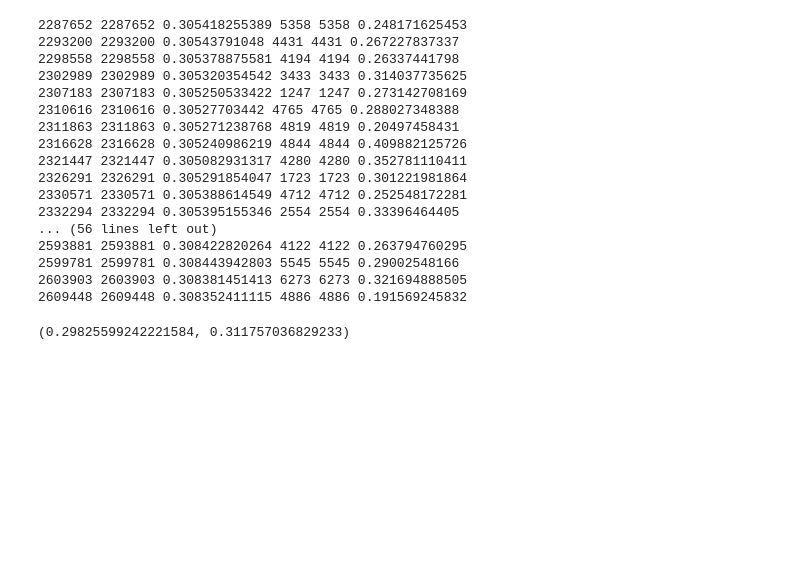
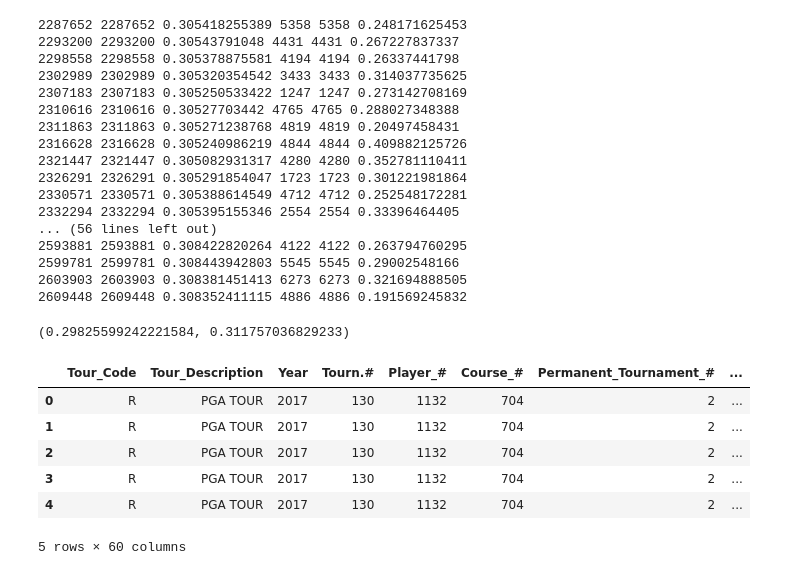
Before and after one commit to adamwlev/StrokesGained2, a Jupyter notebook: Exploration/Untitled10.ipynb, the cells around one changed output. Cells and saved outputs as stored; diff of their text form; code cells hidden in the pictures; blank space fills up the shorter version.

```diff
--- a/Exploration/Untitled10.ipynb
+++ b/Exploration/Untitled10.ipynb
@@ -341,0 +435,10 @@ mean, stderr = np.mean(results3), np.std(results3)/len(trains)**.5
+# %%
+data.head()
+# %% [output]
+|  | Tour_Code | Tour_Description | Year | Tourn.# | Player_# | Course_# | Permanent_Tournament_# | ... |
+| 0 | R | PGA TOUR | 2017 | 130 | 1132 | 704 | 2 | ... |
+| 1 | R | PGA TOUR | 2017 | 130 | 1132 | 704 | 2 | ... |
+| 2 | R | PGA TOUR | 2017 | 130 | 1132 | 704 | 2 | ... |
+| 3 | R | PGA TOUR | 2017 | 130 | 1132 | 704 | 2 | ... |
+| 4 | R | PGA TOUR | 2017 | 130 | 1132 | 704 | 2 | ... |
+5 rows × 60 columns
```
Also changed, not shown: parts of 11 cells of this notebook, 54 other files.
